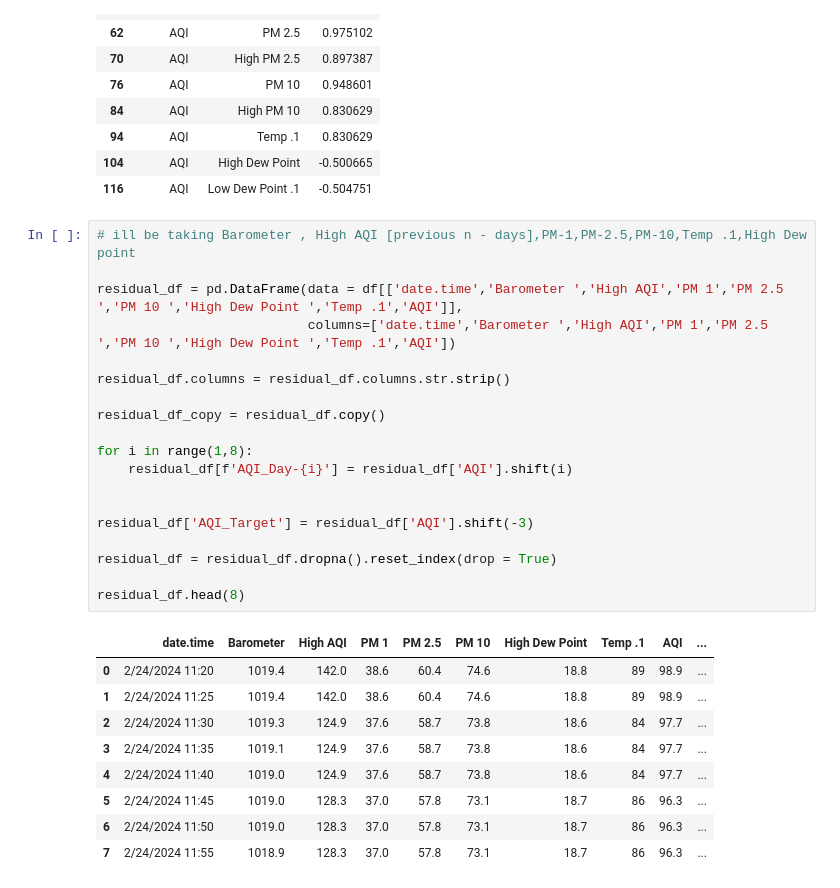
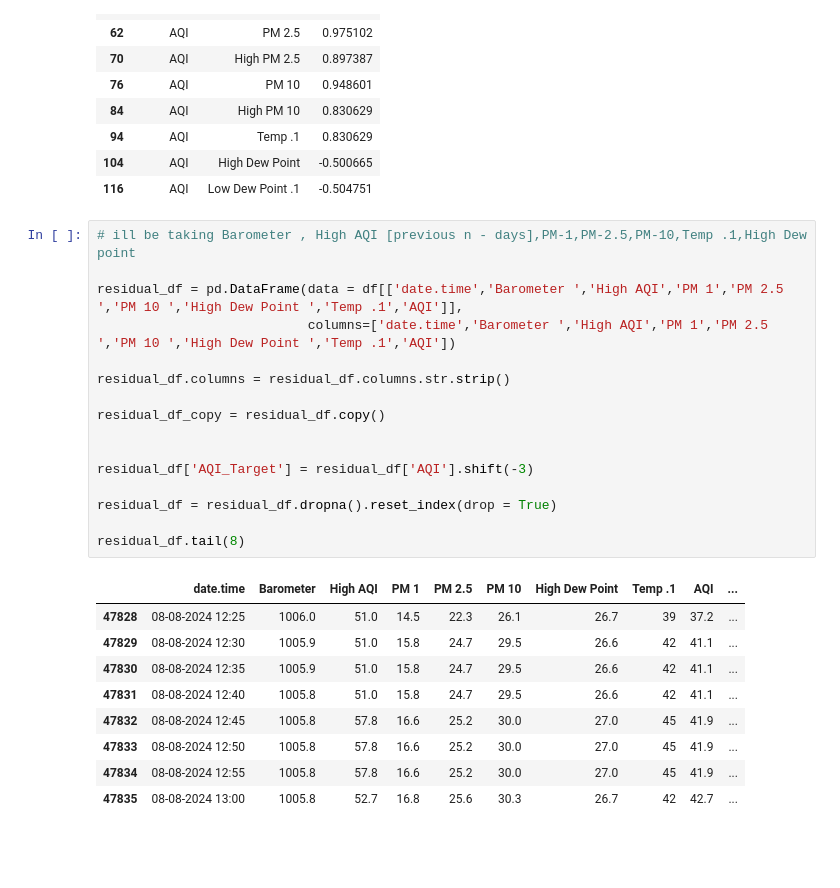
Before and after one commit to FaYMan2/minor, a Jupyter notebook: test.ipynb, the cells around one changed output. Drawn from its saved outputs; the diff is of its cells as text; blank space fills up the shorter version.

```diff
--- a/test.ipynb
+++ b/test.ipynb
@@ -283,29 +284,26 @@ df_chosen
 # %%
 # ill be taking Barometer , High AQI [previous n - days],PM-1,PM-2.5,PM-10,Temp .1,High Dew point
 
 residual_df = pd.DataFrame(data = df[['date.time','Barometer ','High AQI','PM 1','PM 2.5 ','PM 10 ','High Dew Point ','Temp .1','AQI']],
                            columns=['date.time','Barometer ','High AQI','PM 1','PM 2.5 ','PM 10 ','High Dew Point ','Temp .1','AQI'])
 
 residual_df.columns = residual_df.columns.str.strip()
 
 residual_df_copy = residual_df.copy()
 
-for i in range(1,8):
-    residual_df[f'AQI_Day-{i}'] = residual_df['AQI'].shift(i)
-
 
 residual_df['AQI_Target'] = residual_df['AQI'].shift(-3)
 
 residual_df = residual_df.dropna().reset_index(drop = True)
 
-residual_df.head(8)
+residual_df.tail(8)
 # %% [output]
 |  | date.time | Barometer | High AQI | PM 1 | PM 2.5 | PM 10 | High Dew Point | Temp .1 | AQI | ... |
-| 0 | 2/24/2024 11:20 | 1019.4 | 142.0 | 38.6 | 60.4 | 74.6 | 18.8 | 89 | 98.9 | ... |
-| 1 | 2/24/2024 11:25 | 1019.4 | 142.0 | 38.6 | 60.4 | 74.6 | 18.8 | 89 | 98.9 | ... |
-| 2 | 2/24/2024 11:30 | 1019.3 | 124.9 | 37.6 | 58.7 | 73.8 | 18.6 | 84 | 97.7 | ... |
-| 3 | 2/24/2024 11:35 | 1019.1 | 124.9 | 37.6 | 58.7 | 73.8 | 18.6 | 84 | 97.7 | ... |
-| 4 | 2/24/2024 11:40 | 1019.0 | 124.9 | 37.6 | 58.7 | 73.8 | 18.6 | 84 | 97.7 | ... |
-| 5 | 2/24/2024 11:45 | 1019.0 | 128.3 | 37.0 | 57.8 | 73.1 | 18.7 | 86 | 96.3 | ... |
-| 6 | 2/24/2024 11:50 | 1019.0 | 128.3 | 37.0 | 57.8 | 73.1 | 18.7 | 86 | 96.3 | ... |
-| 7 | 2/24/2024 11:55 | 1018.9 | 128.3 | 37.0 | 57.8 | 73.1 | 18.7 | 86 | 96.3 | ... |
+| 47828 | 08-08-2024 12:25 | 1006.0 | 51.0 | 14.5 | 22.3 | 26.1 | 26.7 | 39 | 37.2 | ... |
+| 47829 | 08-08-2024 12:30 | 1005.9 | 51.0 | 15.8 | 24.7 | 29.5 | 26.6 | 42 | 41.1 | ... |
+| 47830 | 08-08-2024 12:35 | 1005.9 | 51.0 | 15.8 | 24.7 | 29.5 | 26.6 | 42 | 41.1 | ... |
+| 47831 | 08-08-2024 12:40 | 1005.8 | 51.0 | 15.8 | 24.7 | 29.5 | 26.6 | 42 | 41.1 | ... |
+| 47832 | 08-08-2024 12:45 | 1005.8 | 57.8 | 16.6 | 25.2 | 30.0 | 27.0 | 45 | 41.9 | ... |
+| 47833 | 08-08-2024 12:50 | 1005.8 | 57.8 | 16.6 | 25.2 | 30.0 | 27.0 | 45 | 41.9 | ... |
+| 47834 | 08-08-2024 12:55 | 1005.8 | 57.8 | 16.6 | 25.2 | 30.0 | 27.0 | 45 | 41.9 | ... |
+| 47835 | 08-08-2024 13:00 | 1005.8 | 52.7 | 16.8 | 25.6 | 30.3 | 26.7 | 42 | 42.7 | ... |
```
Also changed, not shown: parts of 9 cells of this notebook, 1 other file.
